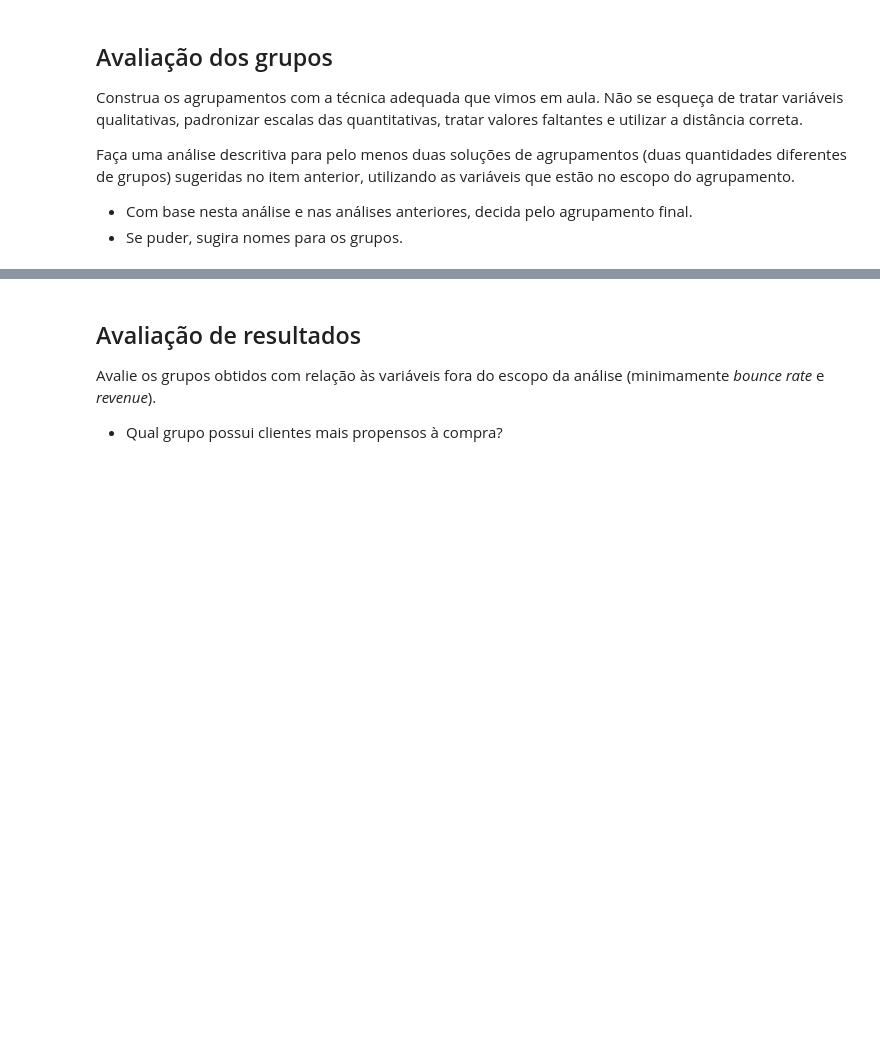
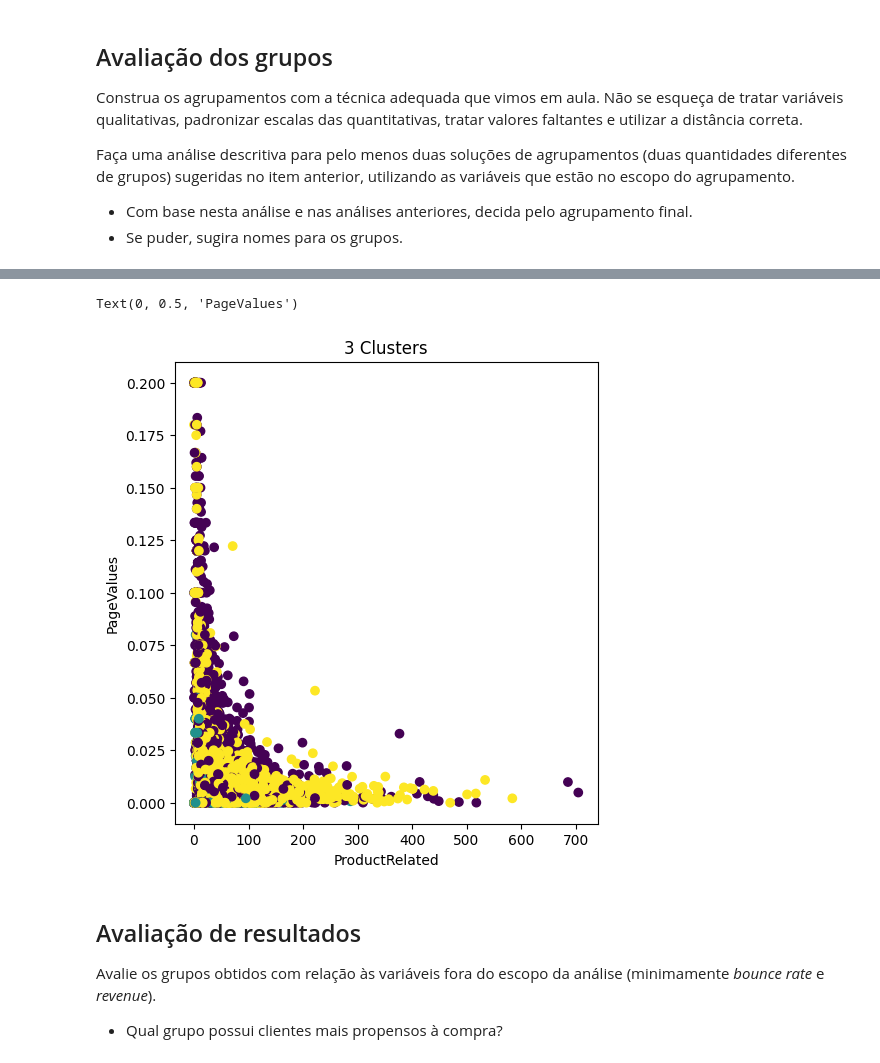
Before and after one commit to PedroHang/Agglomerative-Clustering, a Jupyter notebook: mod30_tarefa02.ipynb, the cells around one changed output, grey strips where cells are left out. Cells and saved outputs as stored; diff of their text form; code cells hidden in the pictures; blank space fills up the shorter version.

```diff
--- a/mod30_tarefa02.ipynb
+++ b/mod30_tarefa02.ipynb
@@ -251,3 +379,13 @@ Faça uma análise descritiva para pelo menos duas soluções de agrupamentos (d
+# %%
+plt.figure(figsize=(12, 6))
+plt.subplot(1, 2, 1)
+plt.scatter(df2['ProductRelated'], df2['BounceRates'], c=df2['grupo_3_clusters'], cmap='viridis')
+plt.title('3 Clusters')
+plt.xlabel('ProductRelated')
+plt.ylabel('PageValues')
+# %% [output]
+Text(0, 0.5, 'PageValues')
+[figure, added]
 # %% [markdown]
 ## Avaliação de resultados
 
```
Also changed, not shown: parts of 14 cells of this notebook, 4 other files.
